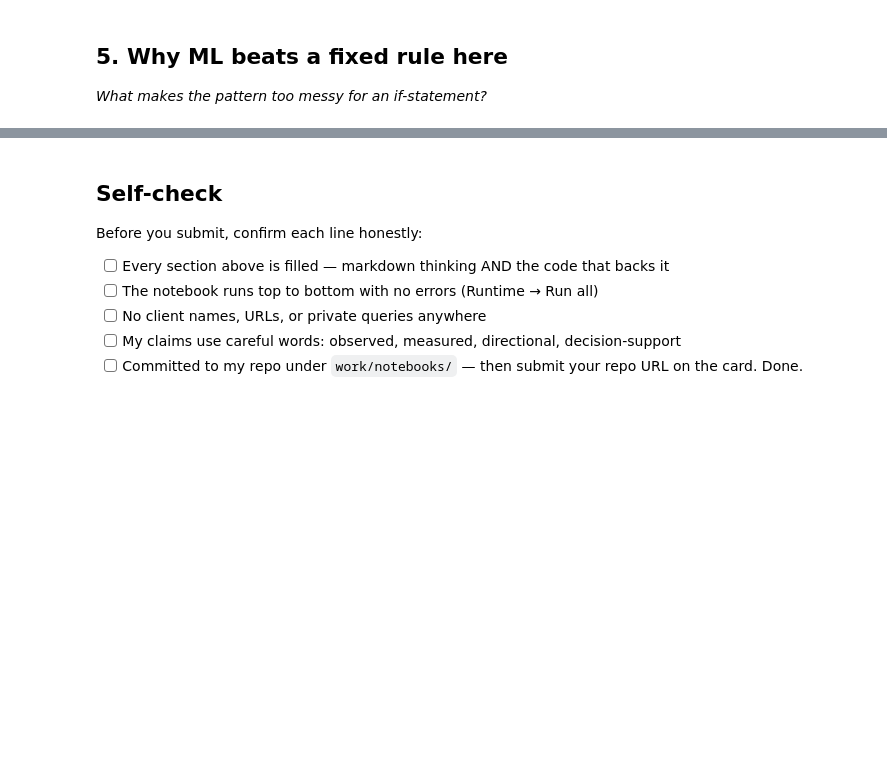
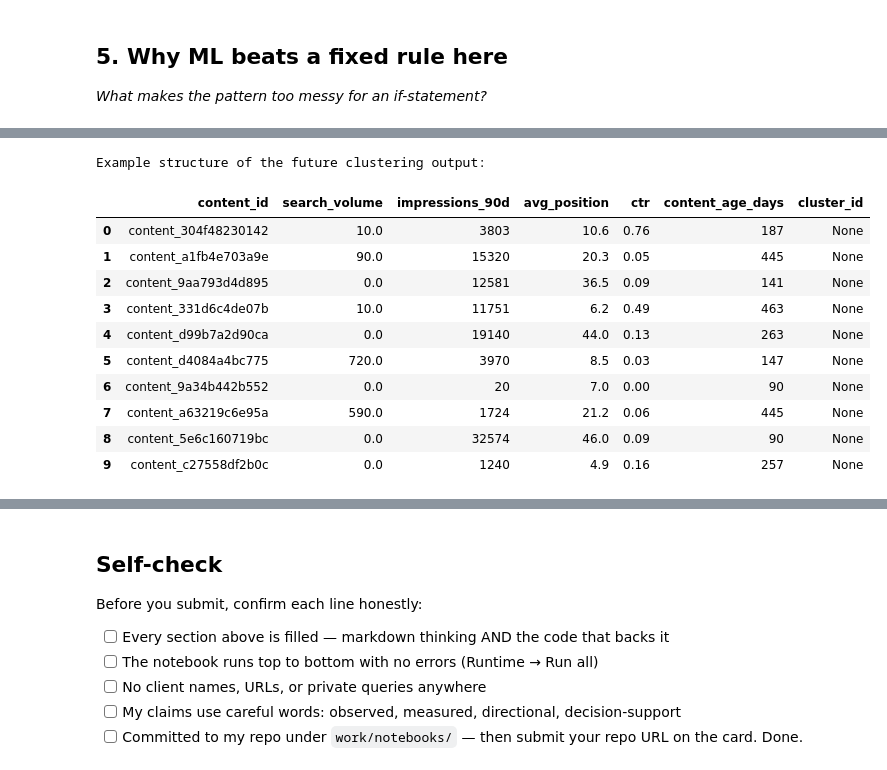
Before and after one commit to girishpatil935/ML_Internship, a Jupyter notebook: work/notebooks/w02_ml_task_framing.ipynb, the cells around one changed output, grey strips where cells are left out. Saved outputs shown, nothing was run; the diff lists cells and outputs as text; code cells hidden in the pictures; blank space fills up the shorter version.

```diff
--- a/work/notebooks/w02_ml_task_framing.ipynb
+++ b/work/notebooks/w02_ml_task_framing.ipynb
@@ -58,5 +58,29 @@ The final goal is therefore not simply to maximize a mathematical score, but to
 
 *Load your lane's slice and show it: one row = one what?*
 # %%
-# This cell is for CODE (numbers, a query, a check).
-# Write your text answer in the cell ABOVE this one — typing sentences here breaks Run All.
+import pandas as pd
+
+# Load the starter dataset
+url = "https://raw.githubusercontent.com/flyrank-bih/flyrank-ml-internship-starter/main/data/raw/content_refresh_anonymized.csv"
+df = pd.read_csv(url)
+
+print("Dataset shape:", df.shape)
+
+# Show the unit of analysis:
+# one row = one content page
+columns_to_show = [
+    "content_id",
+    "search_volume",
+    "impressions_90d",
+    "avg_position",
+    "ctr",
+    "content_age_days"
+]
+
+# Keep only columns that exist in the dataset
+available_columns = [c for c in columns_to_show if c in df.columns]
+
+page_sample = df[available_columns].head(10)
+
+print("\nOne row represents one content page:")
+display(page_sample)
@@ -67,3 +116,23 @@ The final goal is therefore not simply to maximize a mathematical score, but to
 # %%
-# This cell is for CODE (numbers, a query, a check).
-# Write your text answer in the cell ABOVE this one — typing sentences here breaks Run All.
+# Sketch the future clustering output.
+# cluster_id does not exist yet; the clustering model will create it.
+
+cluster_output = page_sample.copy()
+
+cluster_output["cluster_id"] = None
+
+print("Example structure of the future clustering output:")
+display(cluster_output)
+# %% [output]
+Example structure of the future clustering output:
+|  | content_id | search_volume | impressions_90d | avg_position | ctr | content_age_days | cluster_id |
+| 0 | content_304f48230142 | 10.0 | 3803 | 10.6 | 0.76 | 187 | None |
+| 1 | content_a1fb4e703a9e | 90.0 | 15320 | 20.3 | 0.05 | 445 | None |
+| 2 | content_9aa793d4d895 | 0.0 | 12581 | 36.5 | 0.09 | 141 | None |
+| 3 | content_331d6c4de07b | 10.0 | 11751 | 6.2 | 0.49 | 463 | None |
+| 4 | content_d99b7a2d90ca | 0.0 | 19140 | 44.0 | 0.13 | 263 | None |
+| 5 | content_d4084a4bc775 | 720.0 | 3970 | 8.5 | 0.03 | 147 | None |
+| 6 | content_9a34b442b552 | 0.0 | 20 | 7.0 | 0.00 | 90 | None |
+| 7 | content_a63219c6e95a | 590.0 | 1724 | 21.2 | 0.06 | 445 | None |
+| 8 | content_5e6c160719bc | 0.0 | 32574 | 46.0 | 0.09 | 90 | None |
+| 9 | content_c27558df2b0c | 0.0 | 1240 | 4.9 | 0.16 | 257 | None |
```
Also changed, not shown: parts of 4 cells of this notebook.
